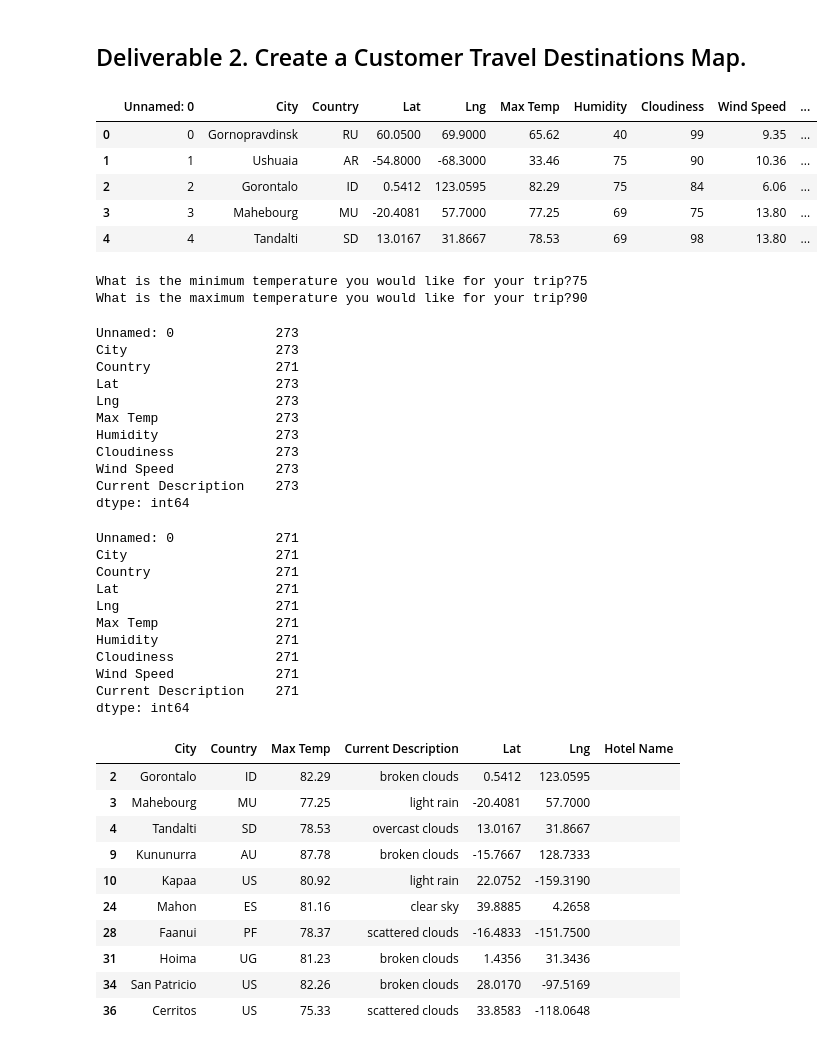
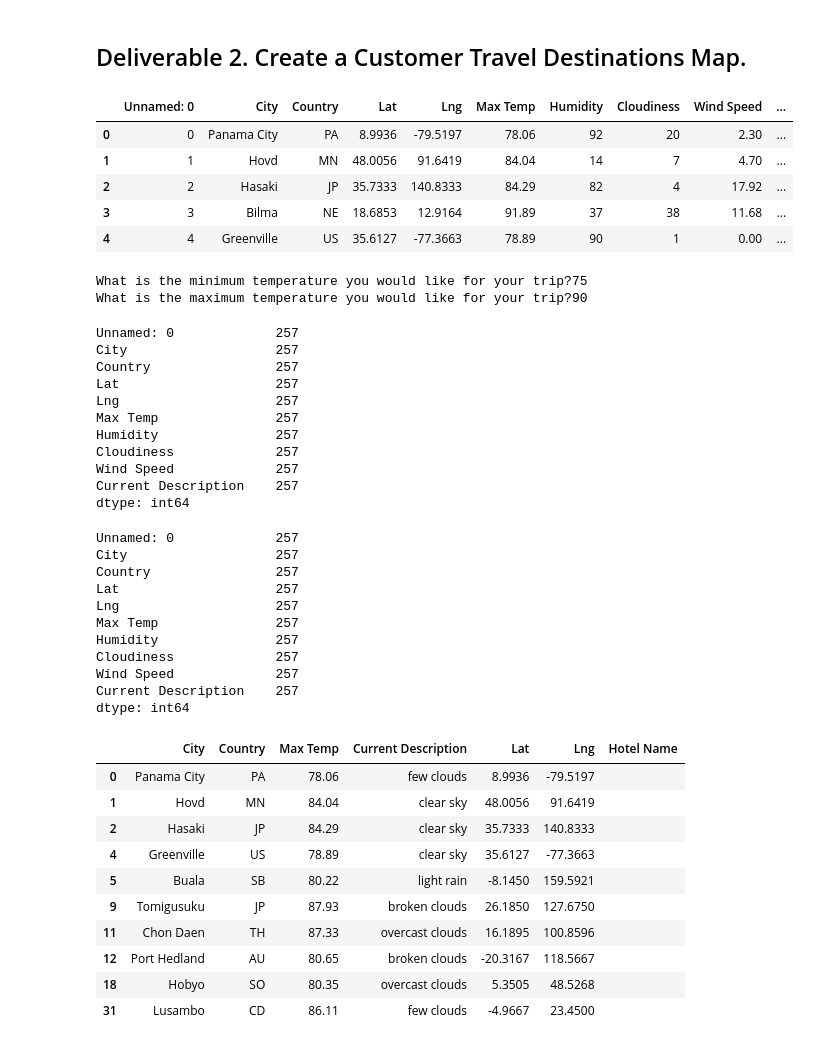
Before and after one commit to weihaolun/world-weather-analysis, a Jupyter notebook: Vacation_Search/Vacation_Search.ipynb, the cells around one changed output. Drawn from its saved outputs; the diff is of its cells as text; code cells hidden in the pictures.

```diff
--- a/Vacation_Search/Vacation_Search.ipynb
+++ b/Vacation_Search/Vacation_Search.ipynb
@@ -14,15 +14,15 @@ from config import g_key
 gmaps.configure(api_key=g_key)
 # %%
 # 1. Import the WeatherPy_database.csv file.
-city_data_df = pd.read_csv("/Users/haolunwei/Desktop/Github/world-weather-analysis/Weather_Database/WeatherPy_Database.csv")
+city_data_df = pd.read_csv("../Weather_Database/WeatherPy_Database.csv")
 city_data_df.head()
 # %% [output]
 |  | Unnamed: 0 | City | Country | Lat | Lng | Max Temp | Humidity | Cloudiness | Wind Speed | ... |
-| 0 | 0 | Gornopravdinsk | RU | 60.0500 | 69.9000 | 65.62 | 40 | 99 | 9.35 | ... |
-| 1 | 1 | Ushuaia | AR | -54.8000 | -68.3000 | 33.46 | 75 | 90 | 10.36 | ... |
-| 2 | 2 | Gorontalo | ID | 0.5412 | 123.0595 | 82.29 | 75 | 84 | 6.06 | ... |
-| 3 | 3 | Mahebourg | MU | -20.4081 | 57.7000 | 77.25 | 69 | 75 | 13.80 | ... |
-| 4 | 4 | Tandalti | SD | 13.0167 | 31.8667 | 78.53 | 69 | 98 | 13.80 | ... |
+| 0 | 0 | Panama City | PA | 8.9936 | -79.5197 | 78.06 | 92 | 20 | 2.30 | ... |
+| 1 | 1 | Hovd | MN | 48.0056 | 91.6419 | 84.04 | 14 | 7 | 4.70 | ... |
+| 2 | 2 | Hasaki | JP | 35.7333 | 140.8333 | 84.29 | 82 | 4 | 17.92 | ... |
+| 3 | 3 | Bilma | NE | 18.6853 | 12.9164 | 91.89 | 37 | 38 | 11.68 | ... |
+| 4 | 4 | Greenville | US | 35.6127 | -77.3663 | 78.89 | 90 | 1 | 0.00 | ... |
 # %%
 # 2. Prompt the user to enter minimum and maximum temperature criteria
 min_temp = float(input("What is the minimum temperature you would like for your trip?"))
@@ -38,32 +38,32 @@ preferred_cities_df = city_data_df.loc[(city_data_df["Max Temp"] <= max_temp) &
 # 4a. Determine if there are any empty rows.
 preferred_cities_df.count()
 # %% [output]
-Unnamed: 0             273
-City                   273
-Country                271
-Lat                    273
-Lng                    273
-Max Temp               273
-Humidity               273
-Cloudiness             273
-Wind Speed             273
-Current Description    273
+Unnamed: 0             257
+City                   257
+Country                257
+Lat                    257
+Lng                    257
+Max Temp               257
+Humidity               257
+Cloudiness             257
+Wind Speed             257
+Current Description    257
 dtype: int64
 # %%
 # 4b. Drop any empty rows and create a new DataFrame that doesn’t have empty rows.
 preferred_cities_df = preferred_cities_df.dropna()
 preferred_cities_df.count()
 # %% [output]
-Unnamed: 0             271
-City                   271
-Country                271
-Lat                    271
-Lng                    271
-Max Temp               271
-Humidity               271
-Cloudiness             271
-Wind Speed             271
-Current Description    271
+Unnamed: 0             257
+City                   257
+Country                257
+Lat                    257
+Lng                    257
+Max Temp               257
+Humidity               257
+Cloudiness             257
+Wind Speed             257
+Current Description    257
 dtype: int64
 # %%
 # 5a. Create DataFrame called hotel_df to store hotel names along with city, country, max temp, and coordinates.
@@ -74,16 +74,16 @@ hotel_df["Hotel Name"] = ""
 hotel_df.head(10)
 # %% [output]
 |  | City | Country | Max Temp | Current Description | Lat | Lng | Hotel Name |
-| 2 | Gorontalo | ID | 82.29 | broken clouds | 0.5412 | 123.0595 |  |
-| 3 | Mahebourg | MU | 77.25 | light rain | -20.4081 | 57.7000 |  |
-| 4 | Tandalti | SD | 78.53 | overcast clouds | 13.0167 | 31.8667 |  |
-| 9 | Kununurra | AU | 87.78 | broken clouds | -15.7667 | 128.7333 |  |
-| 10 | Kapaa | US | 80.92 | light rain | 22.0752 | -159.3190 |  |
-| 24 | Mahon | ES | 81.16 | clear sky | 39.8885 | 4.2658 |  |
-| 28 | Faanui | PF | 78.37 | scattered clouds | -16.4833 | -151.7500 |  |
-| 31 | Hoima | UG | 81.23 | broken clouds | 1.4356 | 31.3436 |  |
-| 34 | San Patricio | US | 82.26 | broken clouds | 28.0170 | -97.5169 |  |
-| 36 | Cerritos | US | 75.33 | scattered clouds | 33.8583 | -118.0648 |  |
+| 0 | Panama City | PA | 78.06 | few clouds | 8.9936 | -79.5197 |  |
+| 1 | Hovd | MN | 84.04 | clear sky | 48.0056 | 91.6419 |  |
+| 2 | Hasaki | JP | 84.29 | clear sky | 35.7333 | 140.8333 |  |
+| 4 | Greenville | US | 78.89 | clear sky | 35.6127 | -77.3663 |  |
+| 5 | Buala | SB | 80.22 | light rain | -8.1450 | 159.5921 |  |
+| 9 | Tomigusuku | JP | 87.93 | broken clouds | 26.1850 | 127.6750 |  |
+| 11 | Chon Daen | TH | 87.33 | overcast clouds | 16.1895 | 100.8596 |  |
+| 12 | Port Hedland | AU | 80.65 | broken clouds | -20.3167 | 118.5667 |  |
+| 18 | Hobyo | SO | 80.35 | overcast clouds | 5.3505 | 48.5268 |  |
+| 31 | Lusambo | CD | 86.11 | few clouds | -4.9667 | 23.4500 |  |
 # %%
 # 6a. Set parameters to search for hotels with 5000 meters.
 params = {
```
Also changed, not shown: parts of 3 cells of this notebook, 7 other files.
